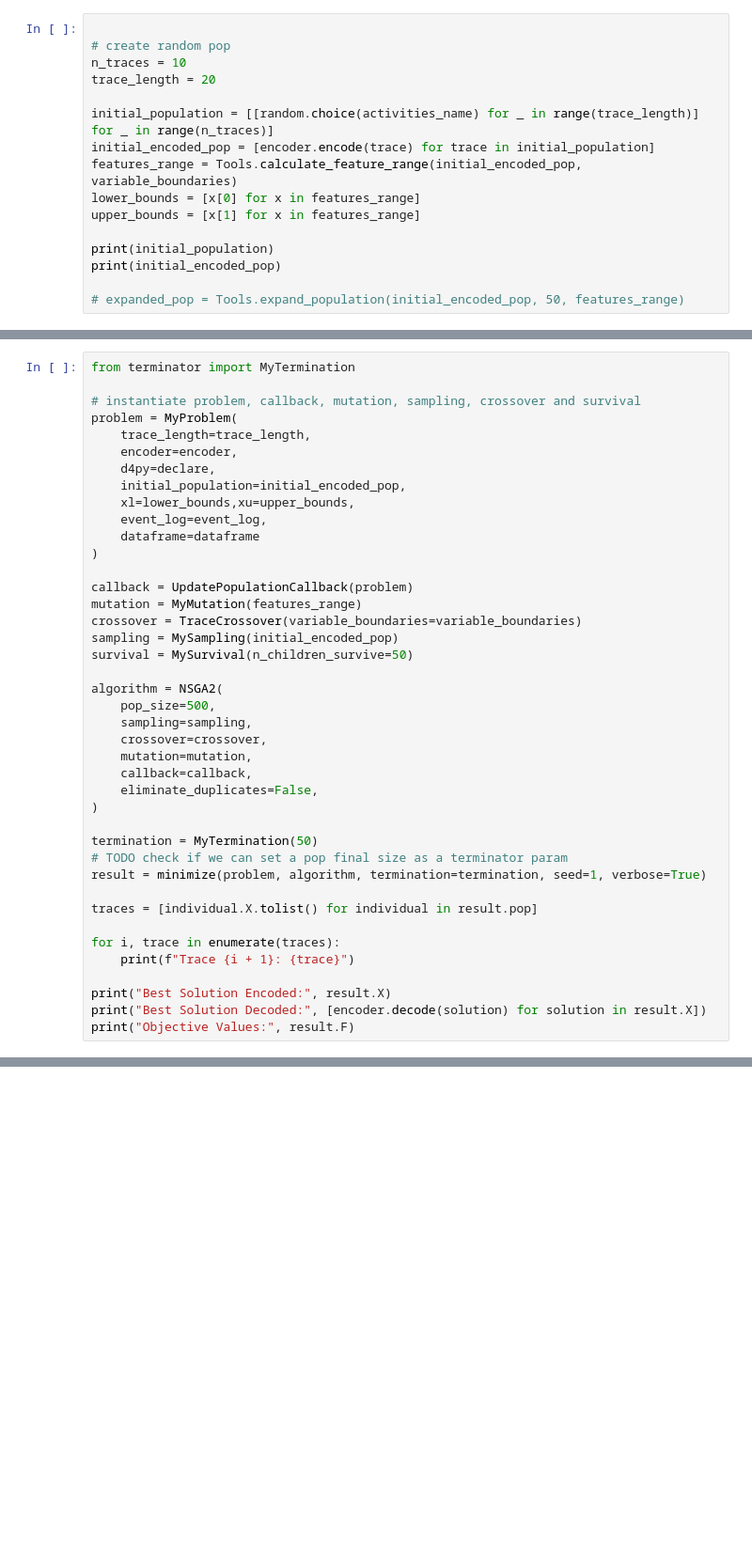
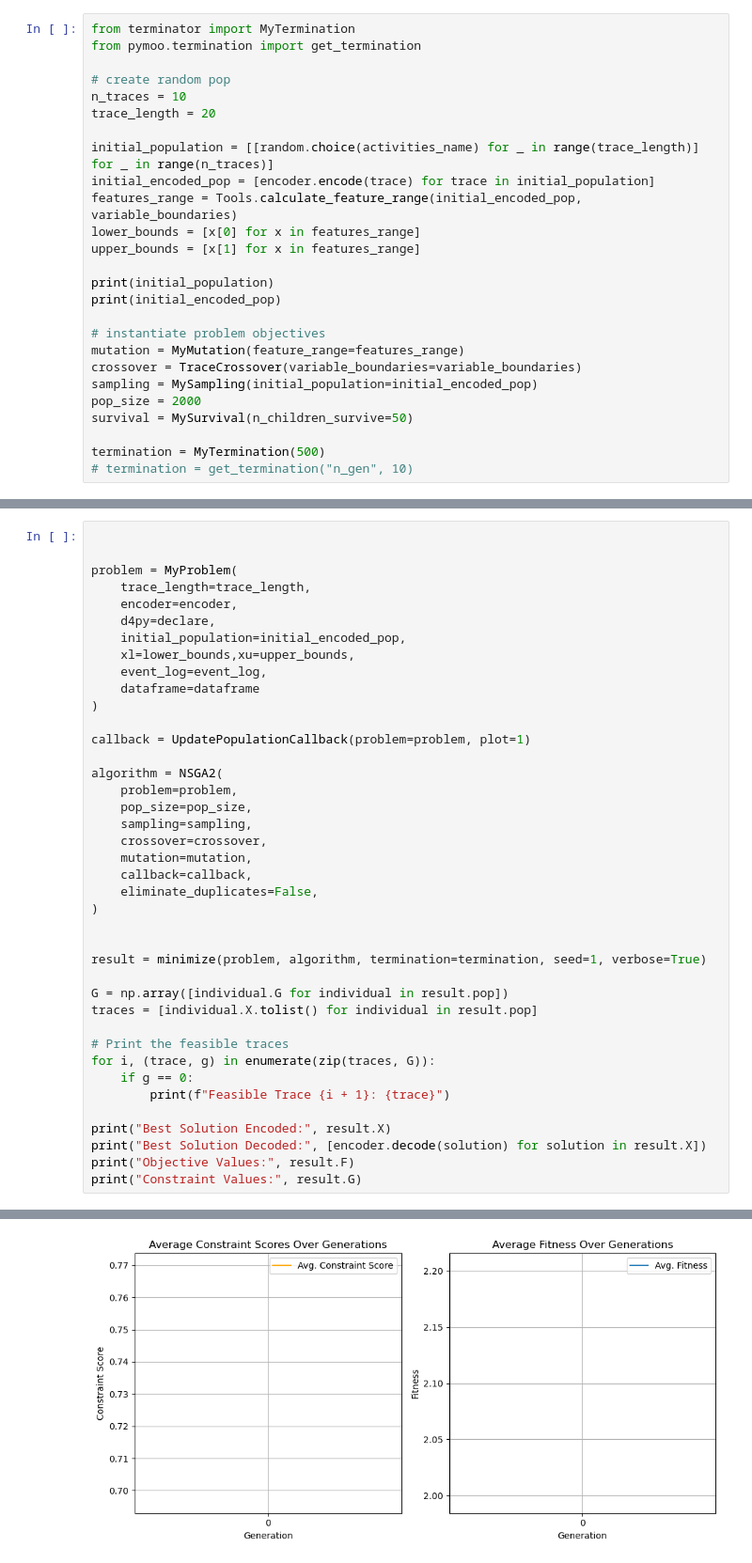
Before and after one commit to matteobonani/EvoTrace, a Jupyter notebook: testing.ipynb, the cells around one changed output, grey strips where cells are left out. Shown at 94% size. Cells and saved outputs as stored; diff of their text form; blank space fills up the shorter version.

Commit message:
adding terminator param and plots

```diff
--- a/testing.ipynb
+++ b/testing.ipynb
@@ -74,4 +80,6 @@ d4py = MockDeclare4Py()
 # %%
+from terminator import MyTermination
+from pymoo.termination import get_termination
 
 # create random pop
 n_traces = 10
@@ -86,5 +94,13 @@ upper_bounds = [x[1] for x in features_range]
 print(initial_population)
 print(initial_encoded_pop)
 
-# expanded_pop = Tools.expand_population(initial_encoded_pop, 50, features_range)
+# instantiate problem objectives
+mutation = MyMutation(feature_range=features_range)
+crossover = TraceCrossover(variable_boundaries=variable_boundaries)
+sampling = MySampling(initial_population=initial_encoded_pop)
+pop_size = 2000
+survival = MySurvival(n_children_survive=50)
+
+termination = MyTermination(500)
+# termination = get_termination("n_gen", 10)
 # %% [output]
@@ -93,7 +109,6 @@ print(initial_encoded_pop)
 # %%
-from terminator import MyTermination
 
-# instantiate problem, callback, mutation, sampling, crossover and survival
+
 problem = MyProblem(
     trace_length=trace_length,
     encoder=encoder,
@@ -104,14 +119,11 @@ problem = MyProblem(
     dataframe=dataframe
 )
 
-callback = UpdatePopulationCallback(problem)
-mutation = MyMutation(features_range)
-crossover = TraceCrossover(variable_boundaries=variable_boundaries)
-sampling = MySampling(initial_encoded_pop)
-survival = MySurvival(n_children_survive=50)
+callback = UpdatePopulationCallback(problem=problem, plot=1)
 
 algorithm = NSGA2(
-    pop_size=500,
+    problem=problem,
+    pop_size=pop_size,
     sampling=sampling,
     crossover=crossover,
     mutation=mutation,
@@ -119,18 +131,21 @@ algorithm = NSGA2(
     eliminate_duplicates=False,
 )
 
-termination = MyTermination(50)
-# TODO check if we can set a pop final size as a terminator param
+
 result = minimize(problem, algorithm, termination=termination, seed=1, verbose=True)
 
+G = np.array([individual.G for individual in result.pop])
 traces = [individual.X.tolist() for individual in result.pop]
 
-for i, trace in enumerate(traces):
-    print(f"Trace {i + 1}: {trace}")
+# Print the feasible traces
+for i, (trace, g) in enumerate(zip(traces, G)):
+    if g == 0:
+        print(f"Feasible Trace {i + 1}: {trace}")
 
 print("Best Solution Encoded:", result.X)
 print("Best Solution Decoded:", [encoder.decode(solution) for solution in result.X])
 print("Objective Values:", result.F)
+print("Constraint Values:", result.G)
 # %% [output]
 ==========================================================================================
 n_gen  |  n_eval  | n_nds  |     cv_min    |     cv_avg    |      eps      |   indicator
@@ -151,0 +154 @@ Objective Values: [[  0.  -17.7]]
+[figure, added]
```
Also changed, not shown: parts of 9 cells of this notebook, 5 other files.
